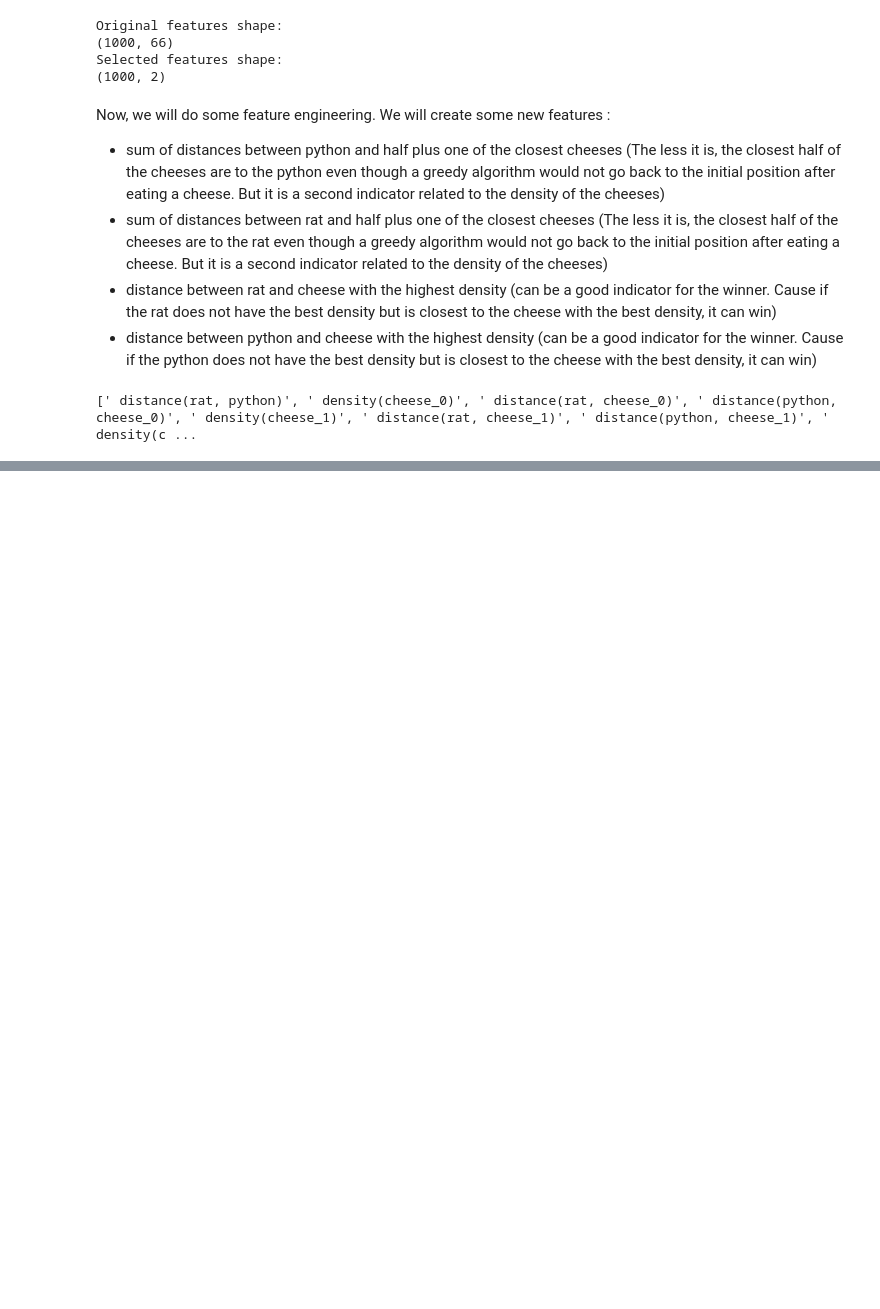
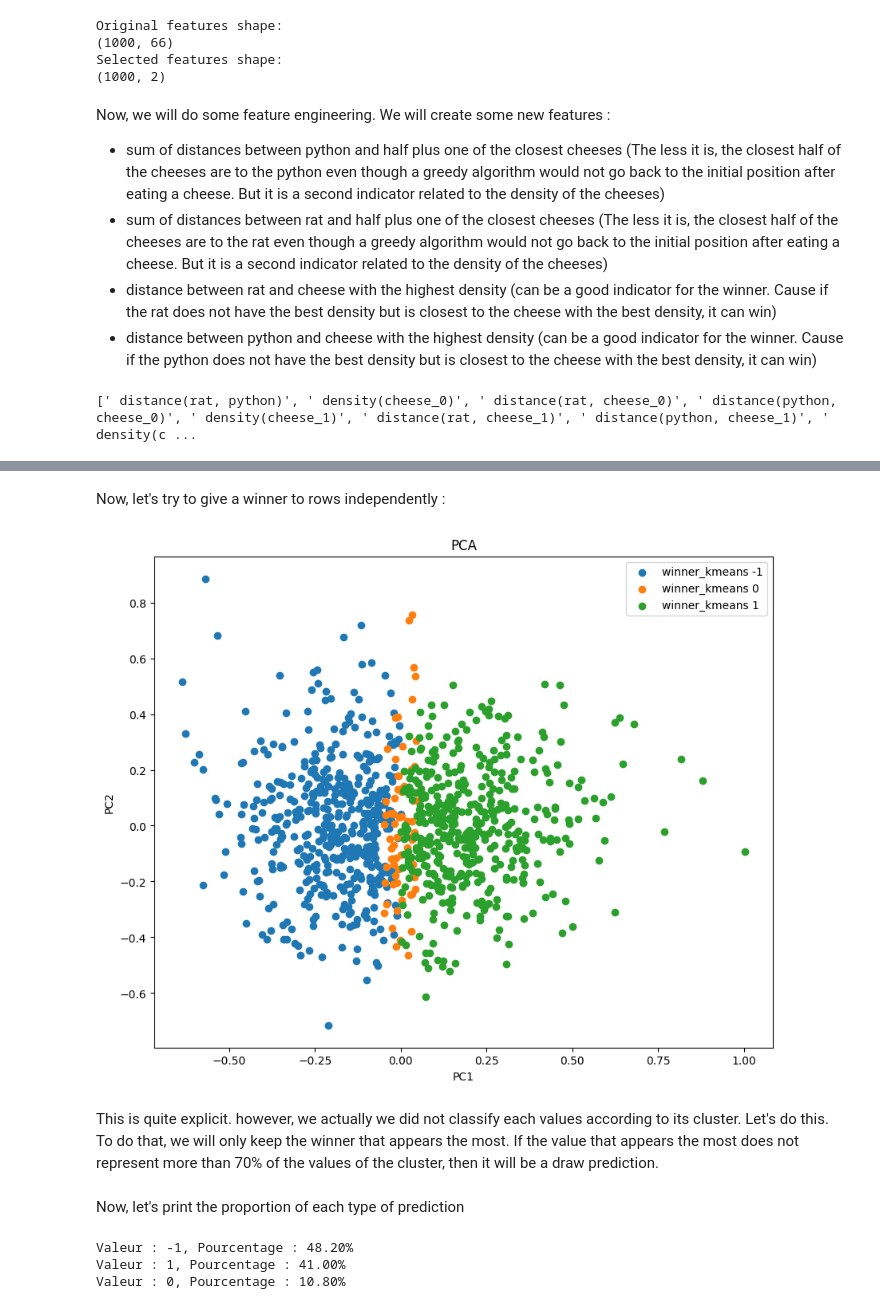
Before and after one commit to Gregsai/introduction-to-ai, a Jupyter notebook: session3/lab/Lab_3_presentation.ipynb, the cells around one changed output, grey strips where cells are left out. Drawn from its saved outputs; the diff is of its cells as text; code cells hidden in the pictures; blank space fills up the shorter version.

```diff
--- a/session3/lab/Lab_3_presentation.ipynb
+++ b/session3/lab/Lab_3_presentation.ipynb
@@ -377,0 +390,37 @@ cluster images
+# %%
+features_unsupervised_reduced_normalized['winner_kmeans'] = features_unsupervised_reduced_normalized.apply(lambda row: assign_points(row, component_weights), axis=1)
+cluster_2_data = features_unsupervised_reduced_normalized.loc[features_unsupervised_reduced_normalized['cluster'] == 2]
+# %% [markdown]
+Now, let's try to give a winner to rows independently :
+# %%
+import pandas as pd
+from sklearn.decomposition import PCA
+import matplotlib.pyplot as plt
+
+
+pca = PCA(n_components=2)
+X_pca = pca.fit_transform(features_unsupervised_reduced_normalized.drop(columns=['cluster', 'PCA1', 'PCA2', 'winner_kmeans']))
+
+pca_df = pd.DataFrame(data=X_pca, columns=['PC1', 'PC2'])
+
+winners = features_unsupervised_reduced_normalized['winner_kmeans']
+
+features_unsupervised_reduced_normalized['PCA1'] = pca_df['PC1']
+features_unsupervised_reduced_normalized['PCA2'] = pca_df['PC2']
+
+plt.figure(figsize=(10, 8))
+
+unique_winners = winners.unique()
+for winner_kmeans in unique_winners:
+    winner_kmeans_data = pca_df[winners == winner_kmeans]
+    plt.scatter(winner_kmeans_data['PC1'], winner_kmeans_data['PC2'], label=f'winner_kmeans {winner_kmeans}')
+
+plt.xlabel('PC1')
+plt.ylabel('PC2')
+plt.title('PCA')
+plt.legend()
+plt.show()
+# %% [output]
+[figure, added]
+# %% [markdown]
+This is quite explicit. however, we actually we did not classify each values according to its cluster. Let's do this. To do that, we will only keep the winner that appears the most. If the value that appears the most does not represent more than 70% of the values of the cluster, then it will be a draw prediction.
@@ -377,0 +448,19 @@ cluster images
+# %% [markdown]
+Now, let's print the proportion of each type of prediction
+# %%
+winner_kmeans = features_unsupervised_reduced_normalized['winner_kmeans']
+
+def give_proportion(vector):
+    value_counts = vector.value_counts()
+
+    total_count = len(vector)
+
+    for value, count in value_counts.items():
+        proportion = (count / total_count) * 100
+        print(f"Valeur : {value}, Pourcentage : {proportion:.2f}%")
+
+give_proportion(winner_kmeans)
+# %% [output]
+Valeur : -1, Pourcentage : 48.20%
+Valeur : 1, Pourcentage : 41.00%
+Valeur : 0, Pourcentage : 10.80%
```
Also changed, not shown: parts of 20 cells of this notebook, 3 other files.
